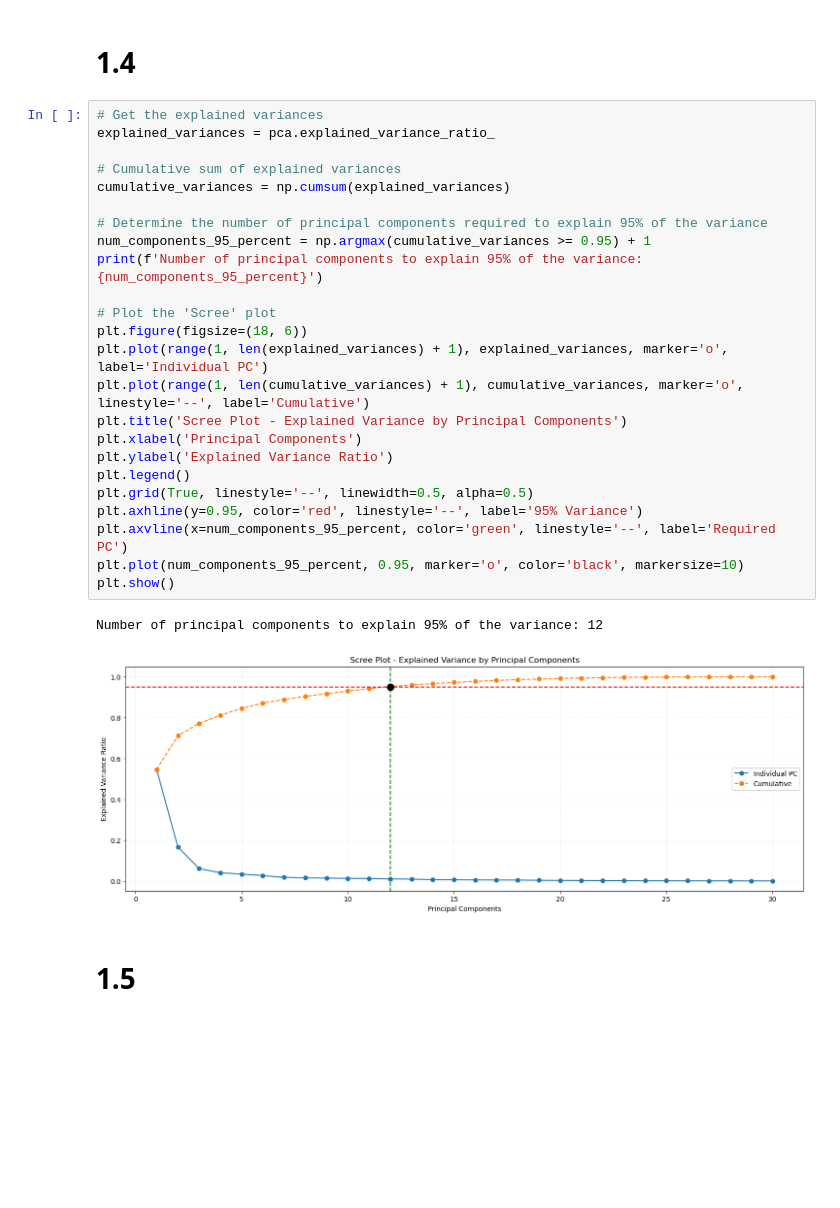
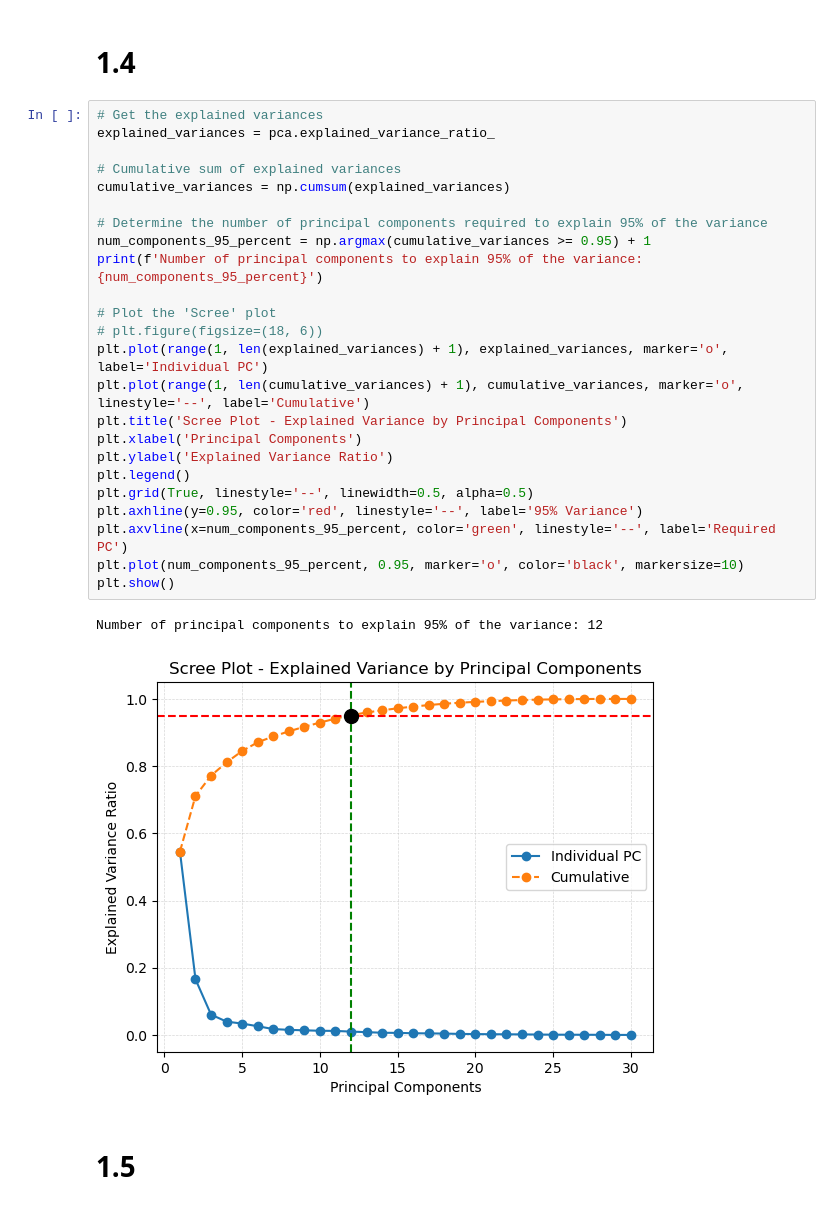
Before and after one commit to ntakirutimanapierre/The-Use-of-PCA-, a Jupyter notebook: pntakiru_DIAML_Assignment7.ipynb, the cells around one changed output. Drawn from its saved outputs; the diff is of its cells as text; blank space fills up the shorter version.

```diff
--- a/pntakiru_DIAML_Assignment7.ipynb
+++ b/pntakiru_DIAML_Assignment7.ipynb
@@ -73,30 +86,30 @@ plt.show()
 # %%
 # Get the explained variances
 explained_variances = pca.explained_variance_ratio_
 
 # Cumulative sum of explained variances
 cumulative_variances = np.cumsum(explained_variances)
 
 # Determine the number of principal components required to explain 95% of the variance
 num_components_95_percent = np.argmax(cumulative_variances >= 0.95) + 1
 print(f'Number of principal components to explain 95% of the variance: {num_components_95_percent}')
 
 # Plot the 'Scree' plot
-plt.figure(figsize=(18, 6))
+# plt.figure(figsize=(18, 6))
 plt.plot(range(1, len(explained_variances) + 1), explained_variances, marker='o', label='Individual PC')
 plt.plot(range(1, len(cumulative_variances) + 1), cumulative_variances, marker='o', linestyle='--', label='Cumulative')
 plt.title('Scree Plot - Explained Variance by Principal Components')
 plt.xlabel('Principal Components')
 plt.ylabel('Explained Variance Ratio')
 plt.legend()
 plt.grid(True, linestyle='--', linewidth=0.5, alpha=0.5)
 plt.axhline(y=0.95, color='red', linestyle='--', label='95% Variance')
 plt.axvline(x=num_components_95_percent, color='green', linestyle='--', label='Required PC')
 plt.plot(num_components_95_percent, 0.95, marker='o', color='black', markersize=10)
 plt.show()
 # %% [output]
 Number of principal components to explain 95% of the variance: 12
-[figure, old version]
+[figure, new version]
 # %% [markdown]
 # 1.5
 # %%
```
Also changed, not shown: parts of 16 cells of this notebook.
